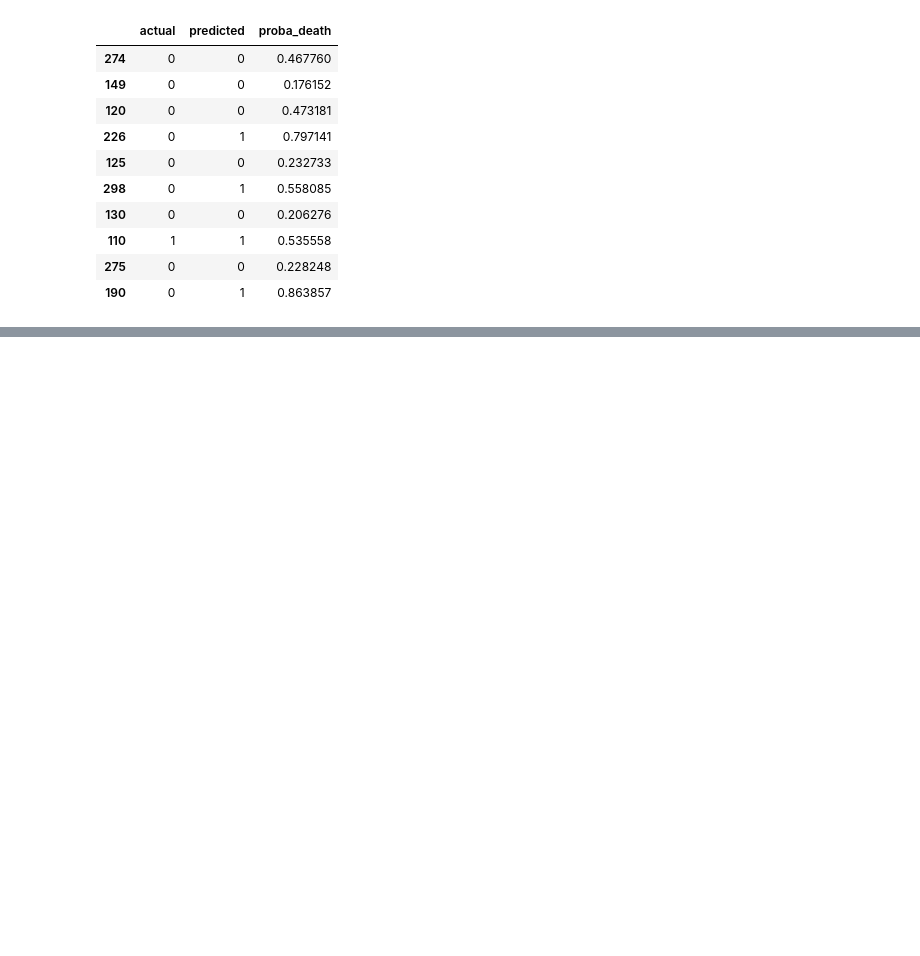
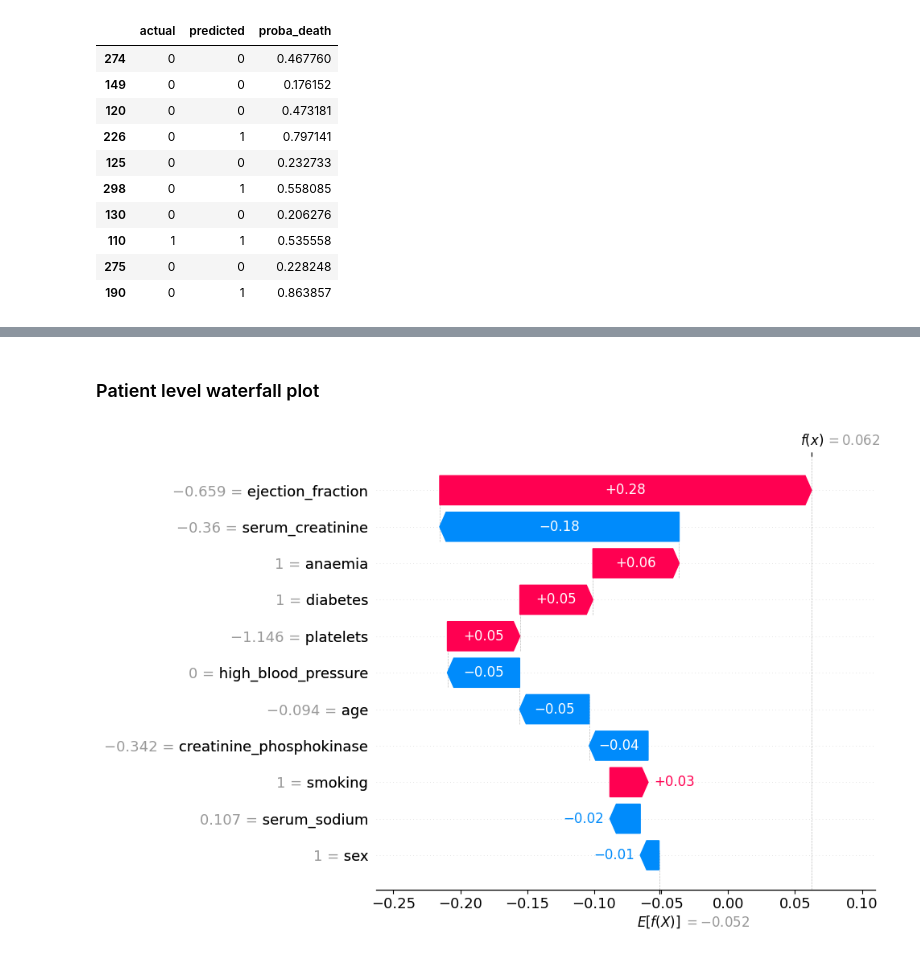
Before and after one commit to kingsleyukandu/heart-failure-survival-risk-analysis, a Jupyter notebook: shap_explanation/shap_explanation.ipynb, the cells around one changed output, grey strips where cells are left out. Saved outputs shown, nothing was run; the diff lists cells and outputs as text; code cells hidden in the pictures; blank space fills up the shorter version.

```diff
--- a/shap_explanation/shap_explanation.ipynb
+++ b/shap_explanation/shap_explanation.ipynb
@@ -253,0 +303,7 @@ no_death_event       0.86      0.76      0.81        41
+# %% [markdown]
+### Patient level waterfall plot
+# %%
+patient_pos = 0
+shap.plots.waterfall(log_exp_death[patient_pos], max_display = 12)
+# %% [output]
+[figure, added]
```
Also changed, not shown: parts of 13 cells of this notebook.
